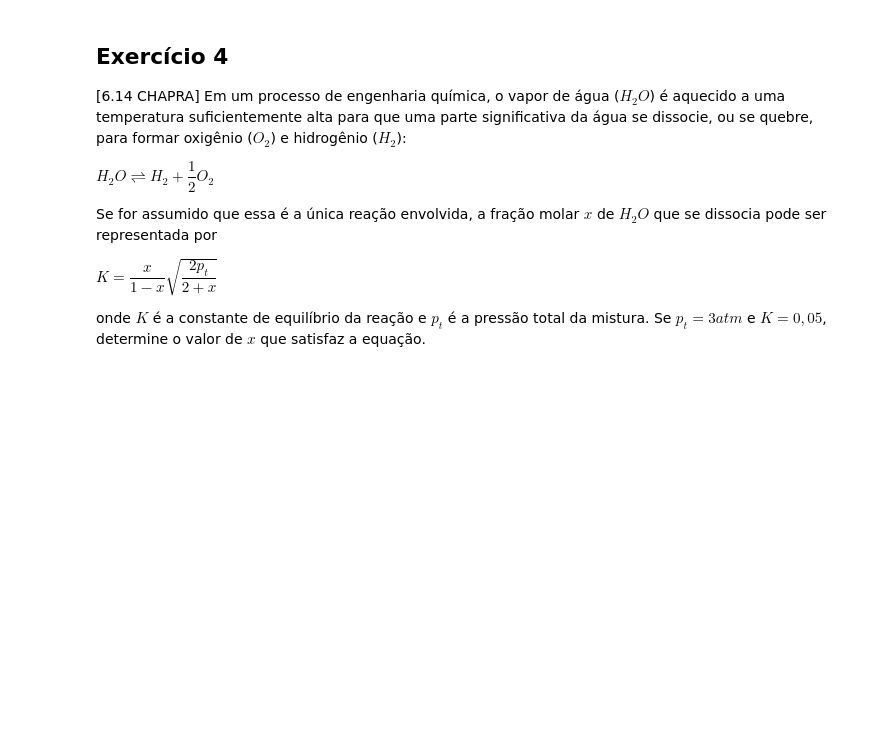
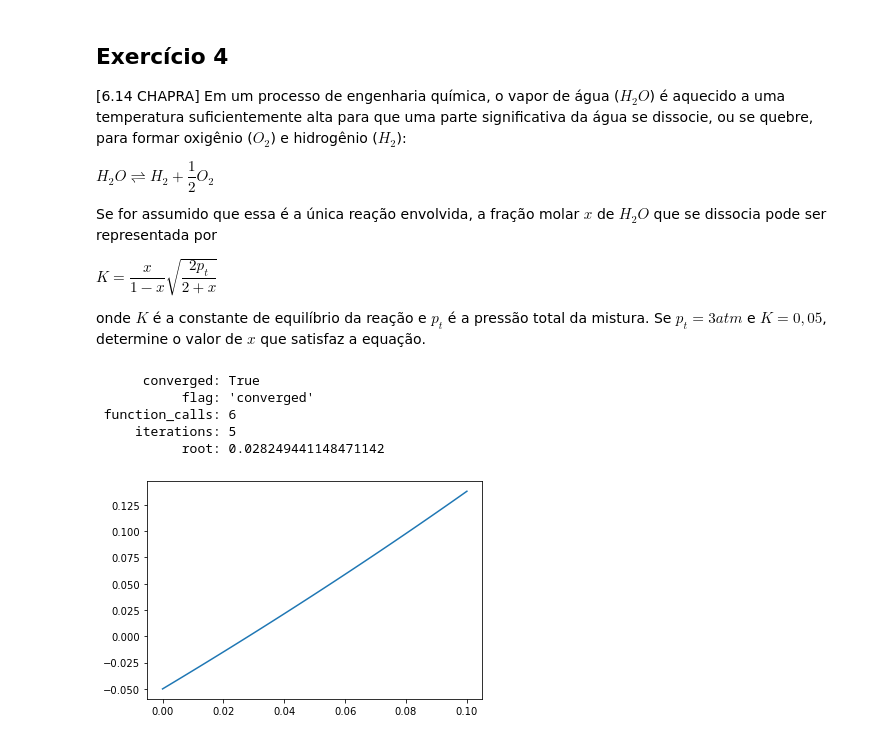
Before and after one commit to pshiroma/calculonumerico, a Jupyter notebook: aulas/CN-02#04 - Raizes pt2.ipynb, the cells around one changed output. Drawn from its saved outputs; the diff is of its cells as text; code cells hidden in the pictures; blank space fills up the shorter version.

```diff
--- a/aulas/CN-02#04 - Raizes pt2.ipynb
+++ b/aulas/CN-02#04 - Raizes pt2.ipynb
@@ -298,6 +298,27 @@ $
 
 onde $K$ é a constante de equilíbrio da reação e $p_t$ é a pressão total da mistura.
 Se $p_t = 3atm$ e $K = 0,05$, determine o valor de $x$ que satisfaz a equação.
+# %%
+import numpy as np
+import matplotlib.pyplot as plt
+import scipy.optimize as opt
+
+def f(x):
+    pt = 3
+    k = 0.05
+    return x/(1-x)*np.sqrt(2*pt/(2+x)) - k
+
+x = np.linspace(0,0.1)
+y = f(x)
+plt.plot(x,y)
+opt.root_scalar(f, x0=0, x1=0.1)
+# %% [output]
+      converged: True
+           flag: 'converged'
+ function_calls: 6
+     iterations: 5
+           root: 0.028249441148471142
+[figure, added]
 # %% [markdown]
 ## Exercício 5
 
```
Also changed, not shown: parts of 7 cells of this notebook, 1 other file.
